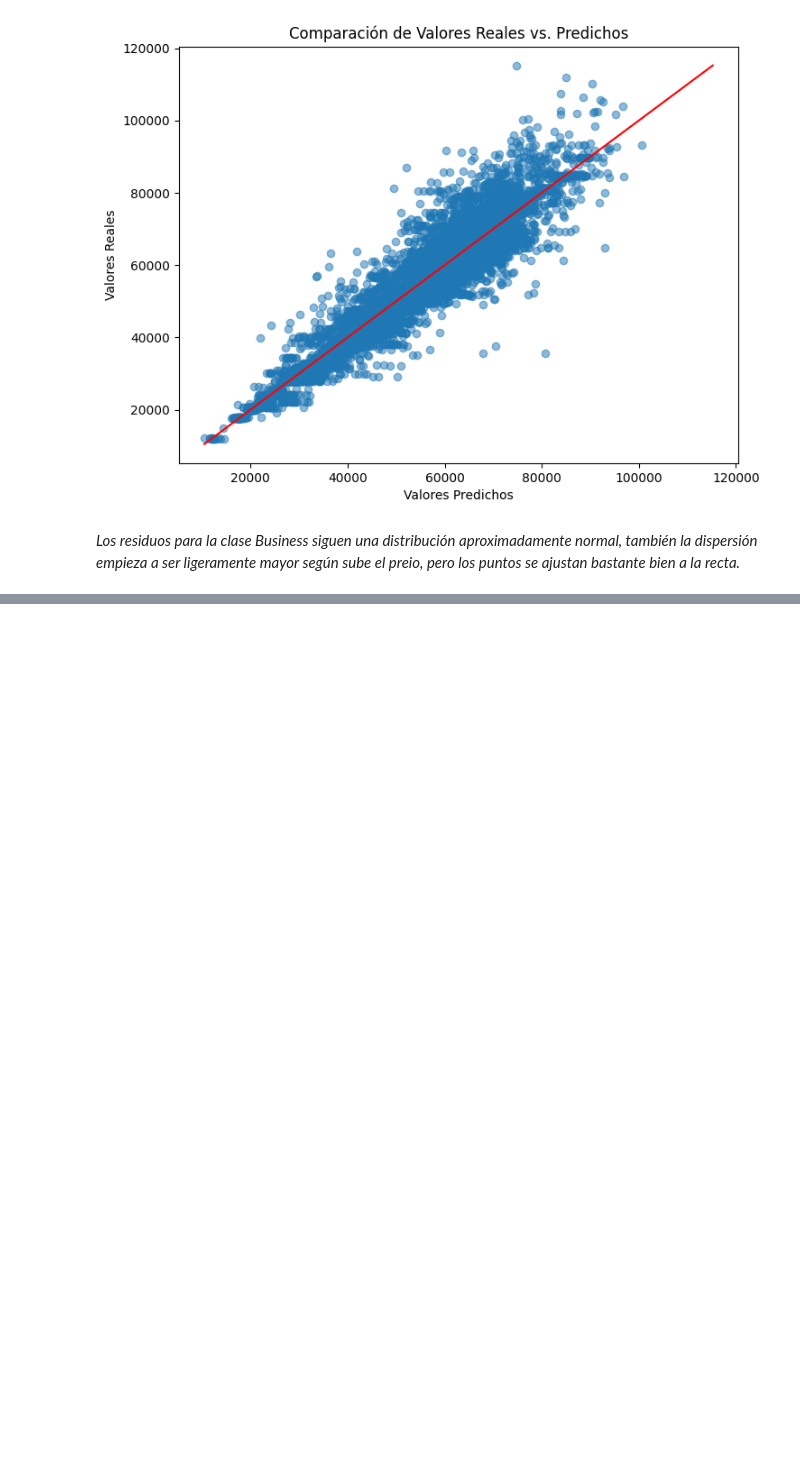
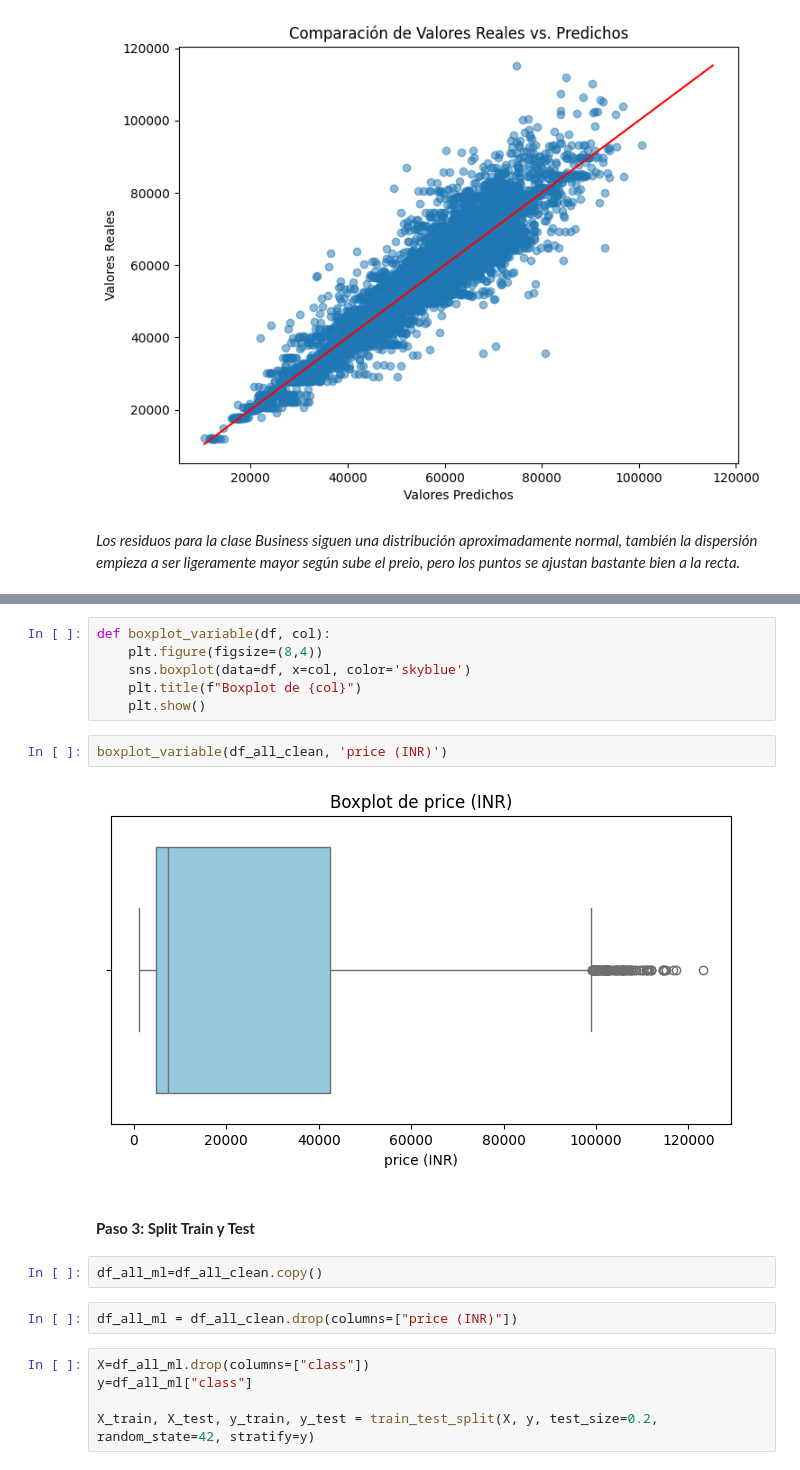
Before and after one commit to Cesar-CSP/ML_Prediccion_Precios_Vuelos, a Jupyter notebook: main_Prediccion_Precios_Vuelos_India.ipynb, the cells around one changed output, grey strips where cells are left out. Saved outputs shown, nothing was run; the diff lists cells and outputs as text; blank space fills up the shorter version.

```diff
--- a/main_Prediccion_Precios_Vuelos_India.ipynb
+++ b/main_Prediccion_Precios_Vuelos_India.ipynb
@@ -1558,0 +1814,21 @@ plot_predictions_vs_actual(y_real_bus, y_pred_bus)
+# %%
+def boxplot_variable(df, col):
+    plt.figure(figsize=(8,4))
+    sns.boxplot(data=df, x=col, color='skyblue')
+    plt.title(f"Boxplot de {col}")
+    plt.show()
+# %%
+boxplot_variable(df_all_clean, 'price (INR)')
+# %% [output]
+[figure, added]
+# %% [markdown]
+#### **Paso 3: Split Train y Test**
+# %%
+df_all_ml=df_all_clean.copy()
+# %%
+df_all_ml = df_all_clean.drop(columns=["price (INR)"])
+# %%
+X=df_all_ml.drop(columns=["class"])
+y=df_all_ml["class"]
+
+X_train, X_test, y_train, y_test = train_test_split(X, y, test_size=0.2, random_state=42, stratify=y)
```
Also changed, not shown: parts of 88 cells of this notebook.
